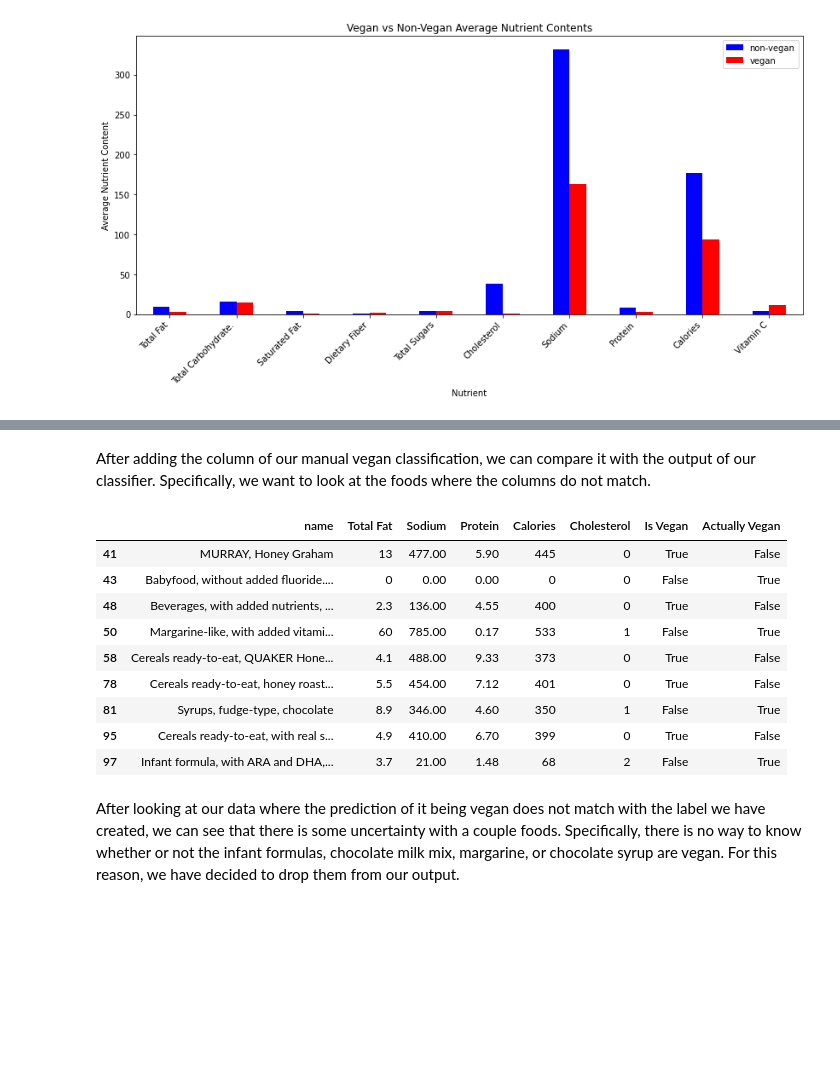
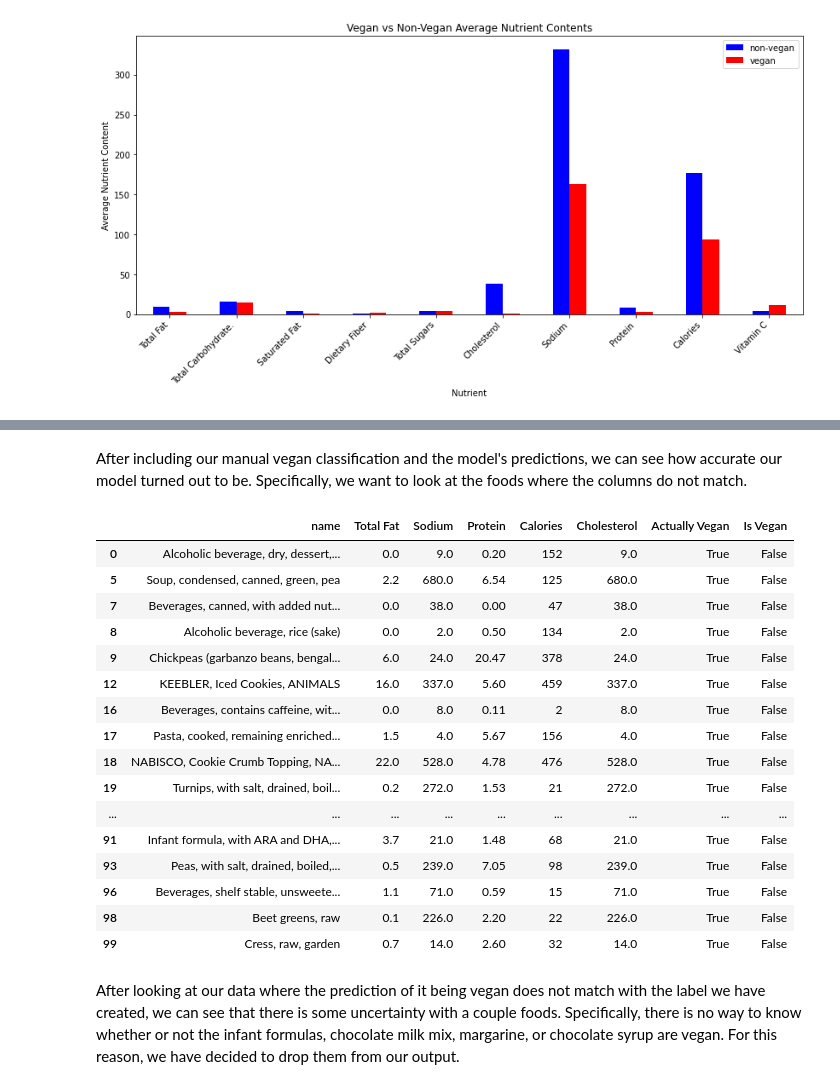
Before and after one commit to harlansgs/fall-2021-umd-dining-analysis, a Jupyter notebook: Meats at Maryland.ipynb, the cells around one changed output, grey strips where cells are left out. Cells and saved outputs as stored; diff of their text form; code cells hidden in the pictures; blank space fills up the shorter version.

```diff
--- a/Meats at Maryland.ipynb
+++ b/Meats at Maryland.ipynb
@@ -190,7 +194,7 @@ We do NOT explicitly convert serving size because it is not provided with consis
 import re
 
 # load previously scraped database for the sake of this tutorial
-df = pandas.read_pickle('umd_nutrition.pkl') # see footnote for more up-to-date information
+df = pd.read_pickle('umd_nutrition.pkl') # see footnote for more up-to-date information
 
 # record units used for nutrition measurements
 units = dict(zip(stats, ['grams', 'grams', 'grams', 'grams', 'grams', 'grams',
@@ -736,0 +774,15 @@ new_data
+# %%
+# list of non-vegan food indicators
+non_vegan_words = ['pork', 'beef', 'honey', 'turkey', 'lamb','fish', 'veal', 'egg',
+                   'pepperoni', 'chicken', 'meat', 'steak', 'cheese', ' milk', 'dulce',
+                   'gravy', 'chocolate chip']
+# column of is/isn't vegan labels
+new_data['Actually Vegan'] = ''
+
+# loop through foods, assign them vegan/non-vegan
+for index, name in zip(new_data.index, new_data['name']):
+    if any(non_veg in name.lower() for non_veg in non_vegan_words):
+        new_data.at[index, 'Actually Vegan'] = False
+    else:
+        new_data.at[index, 'Actually Vegan'] = True
+new_data
@@ -737,14 +806,20 @@ new_data
 # %%
-X = df.loc[ : , ['Total Fat', 'Sodium','Protein','Cholesterol', 'Calories']]
-y = df['Is Vegan'].astype(bool)
-#X_train, X_test, y_train, y_test = train_test_split(X, y, test_size=0.3)
-clf=RandomForestClassifier(n_estimators=1000, random_state = 10)
-rforestScores = cross_val_score(clf, X, y, cv=10)
-print(rforestScores)
-clf.fit(X,y)
+# trim data down to a 100 or so entries for testing
+trimmed_data = new_data.sample(n=100, random_state=23)
+trimmed_data.reset_index(drop=True, inplace=True)
 
-trimmed_data = new_data.sample(n=100,random_state=23)
-X_test = trimmed_data.loc[ : , ['Total Fat', 'Sodium','Protein','Cholesterol', 'Calories']]
+# select relevant features
+X = trimmed_data.loc[ : , ['Total Fat', 'Sodium', 'Protein', 'Calories', 'Cholesterol']]
+Y = trimmed_data['Actually Vegan'].astype(bool)
+X
 
-y_pred=clf.predict(X_test)
+# make predictions using our pretrained model!
+y_pred = clf2.predict(X)
+trimmed_data['Is Vegan'] = y_pred
+print(y_pred)
+print(list(trimmed_data['Actually Vegan']))
+
+# return result
+print(len(trimmed_data[trimmed_data['Is Vegan'] != trimmed_data['Actually Vegan']]))
+trimmed_data
 # %% [output]
@@ -803,18 +850,25 @@ merged
 # %% [markdown]
-After adding the column of our manual vegan classification, we can compare it with the output of our classifier. Specifically, we want to look at the foods where the columns do not match.
+After including our manual vegan classification and the model's predictions, we can see how accurate our model turned out to be. Specifically, we want to look at the foods where the columns do not match.
 # %%
-merged[merged['Is Vegan'] != merged['Actually Vegan']]
+trimmed_data[trimmed_data['Is Vegan'] != trimmed_data['Actually Vegan']]
 # %% [output]
-|  | name | Total Fat | Sodium | Protein | Calories | Cholesterol | Is Vegan | Actually Vegan |
-| 41 | MURRAY, Honey Graham | 13 | 477.00 | 5.90 | 445 | 0 | True | False |
-| 43 | Babyfood, without added fluoride.... | 0 | 0.00 | 0.00 | 0 | 0 | False | True |
-| 48 | Beverages, with added nutrients, ... | 2.3 | 136.00 | 4.55 | 400 | 0 | True | False |
-| 50 | Margarine-like, with added vitami... | 60 | 785.00 | 0.17 | 533 | 1 | False | True |
-| 58 | Cereals ready-to-eat, QUAKER Hone... | 4.1 | 488.00 | 9.33 | 373 | 0 | True | False |
-| 78 | Cereals ready-to-eat, honey roast... | 5.5 | 454.00 | 7.12 | 401 | 0 | True | False |
-| 81 | Syrups, fudge-type, chocolate | 8.9 | 346.00 | 4.60 | 350 | 1 | False | True |
-| 95 | Cereals ready-to-eat, with real s... | 4.9 | 410.00 | 6.70 | 399 | 0 | True | False |
-| 97 | Infant formula, with ARA and DHA,... | 3.7 | 21.00 | 1.48 | 68 | 2 | False | True |
+|  | name | Total Fat | Sodium | Protein | Calories | Cholesterol | Actually Vegan | Is Vegan |
+| 0 | Alcoholic beverage, dry, dessert,... | 0.0 | 9.0 | 0.20 | 152 | 9.0 | True | False |
+| 5 | Soup, condensed, canned, green, pea | 2.2 | 680.0 | 6.54 | 125 | 680.0 | True | False |
+| 7 | Beverages, canned, with added nut... | 0.0 | 38.0 | 0.00 | 47 | 38.0 | True | False |
+| 8 | Alcoholic beverage, rice (sake) | 0.0 | 2.0 | 0.50 | 134 | 2.0 | True | False |
+| 9 | Chickpeas (garbanzo beans, bengal... | 6.0 | 24.0 | 20.47 | 378 | 24.0 | True | False |
+| 12 | KEEBLER, Iced Cookies, ANIMALS | 16.0 | 337.0 | 5.60 | 459 | 337.0 | True | False |
+| 16 | Beverages, contains caffeine, wit... | 0.0 | 8.0 | 0.11 | 2 | 8.0 | True | False |
+| 17 | Pasta, cooked, remaining enriched... | 1.5 | 4.0 | 5.67 | 156 | 4.0 | True | False |
+| 18 | NABISCO, Cookie Crumb Topping, NA... | 22.0 | 528.0 | 4.78 | 476 | 528.0 | True | False |
+| 19 | Turnips, with salt, drained, boil... | 0.2 | 272.0 | 1.53 | 21 | 272.0 | True | False |
+| ... | ... | ... | ... | ... | ... | ... | ... | ... |
+| 91 | Infant formula, with ARA and DHA,... | 3.7 | 21.0 | 1.48 | 68 | 21.0 | True | False |
+| 93 | Peas, with salt, drained, boiled,... | 0.5 | 239.0 | 7.05 | 98 | 239.0 | True | False |
+| 96 | Beverages, shelf stable, unsweete... | 1.1 | 71.0 | 0.59 | 15 | 71.0 | True | False |
+| 98 | Beet greens, raw | 0.1 | 226.0 | 2.20 | 22 | 226.0 | True | False |
+| 99 | Cress, raw, garden | 0.7 | 14.0 | 2.60 | 32 | 14.0 | True | False |
 # %% [markdown]
 After looking at our data where the prediction of it being vegan does not match with the label we have created, we can see that there is some uncertainty with a couple foods. Specifically, there is no way to know whether or not the infant formulas, chocolate milk mix, margarine, or chocolate syrup are vegan. For this reason, we have decided to drop them from our output.
 # %%
```
Also changed, not shown: parts of 28 cells of this notebook, 3 other files.
